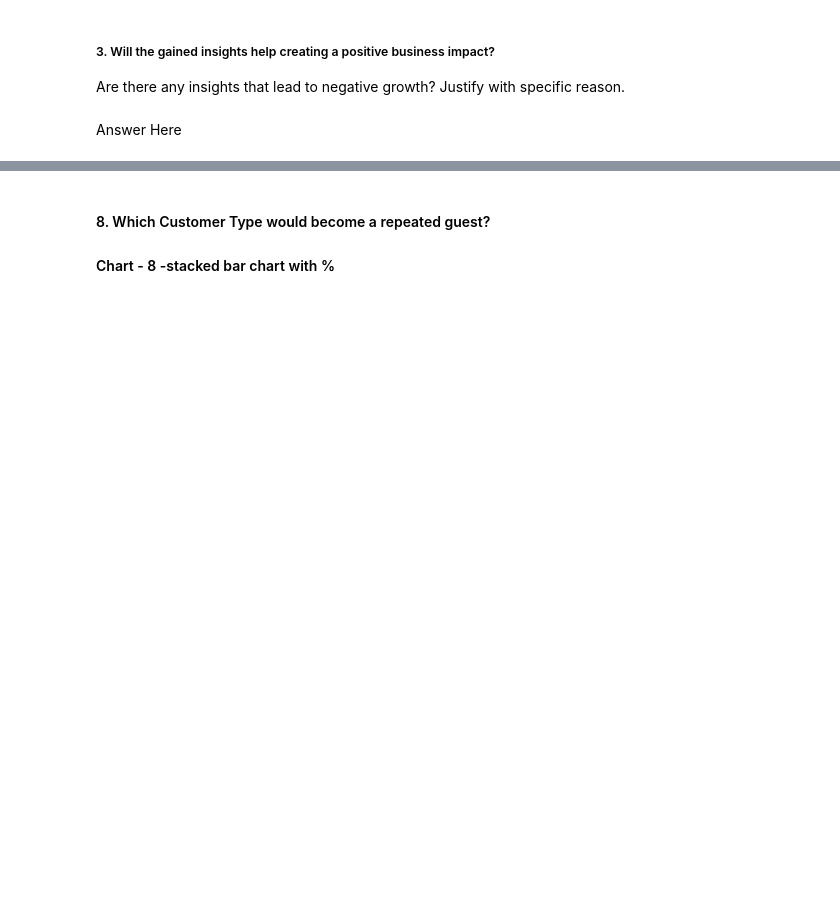
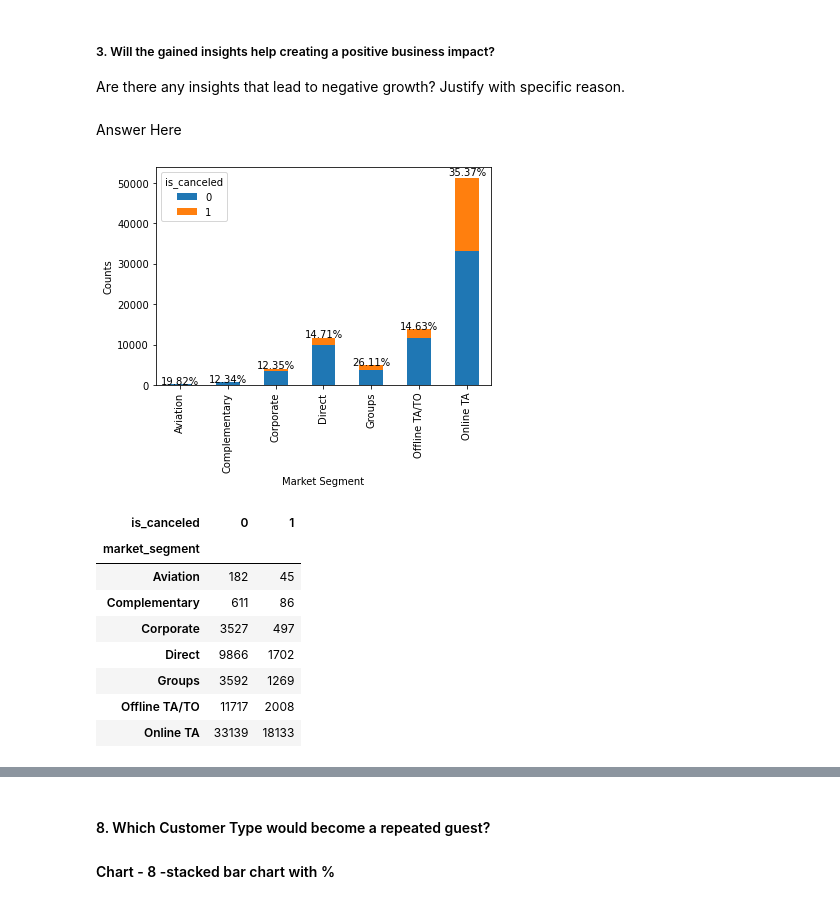
Before and after one commit to pvanand07/EDA-Hotel-Booking-Python, a Jupyter notebook: EDA_Hotel_Booking_Analysis_Almabetter.ipynb, the cells around one changed output, grey strips where cells are left out. Saved outputs shown, nothing was run; the diff lists cells and outputs as text; code cells hidden in the pictures; blank space fills up the shorter version.

```diff
--- a/EDA_Hotel_Booking_Analysis_Almabetter.ipynb
+++ b/EDA_Hotel_Booking_Analysis_Almabetter.ipynb
@@ -954,3 +1049,31 @@ Answer Here
 Are there any insights that lead to negative growth? Justify with specific reason.
 # %% [markdown]
 Answer Here
+# %%
+# Creating a crosstab of market_segment and is_canceled columns
+df_2_crosstab = pd.crosstab(df_2['market_segment'], df_2['is_canceled'])
+
+# Plotting the crosstab in a stacked bar chart
+df_2_crosstab.plot(kind='bar',stacked=True)
+
+# Adding the percentage values of cancellations on top of each bar
+ax = plt.gca()
+for i,x in enumerate(df_2_crosstab.values):
+    plt.text(i, (x[0]+x[1])*1.01, '{:.2%}'.format(x[1]/(x[0]+x[1])), ha='center')
+
+ax.set_ylabel("Counts")
+ax.set_xlabel("Market Segment")
+ax.legend(title='is_canceled')
+plt.show()
+df_2_crosstab
+# %% [output]
+[figure, added]
+| is_canceled | 0 | 1 |
+| market_segment |  |  |
+| Aviation | 182 | 45 |
+| Complementary | 611 | 86 |
+| Corporate | 3527 | 497 |
+| Direct | 9866 | 1702 |
+| Groups | 3592 | 1269 |
+| Offline TA/TO | 11717 | 2008 |
+| Online TA | 33139 | 18133 |
```
Also changed, not shown: parts of 25 cells of this notebook.
